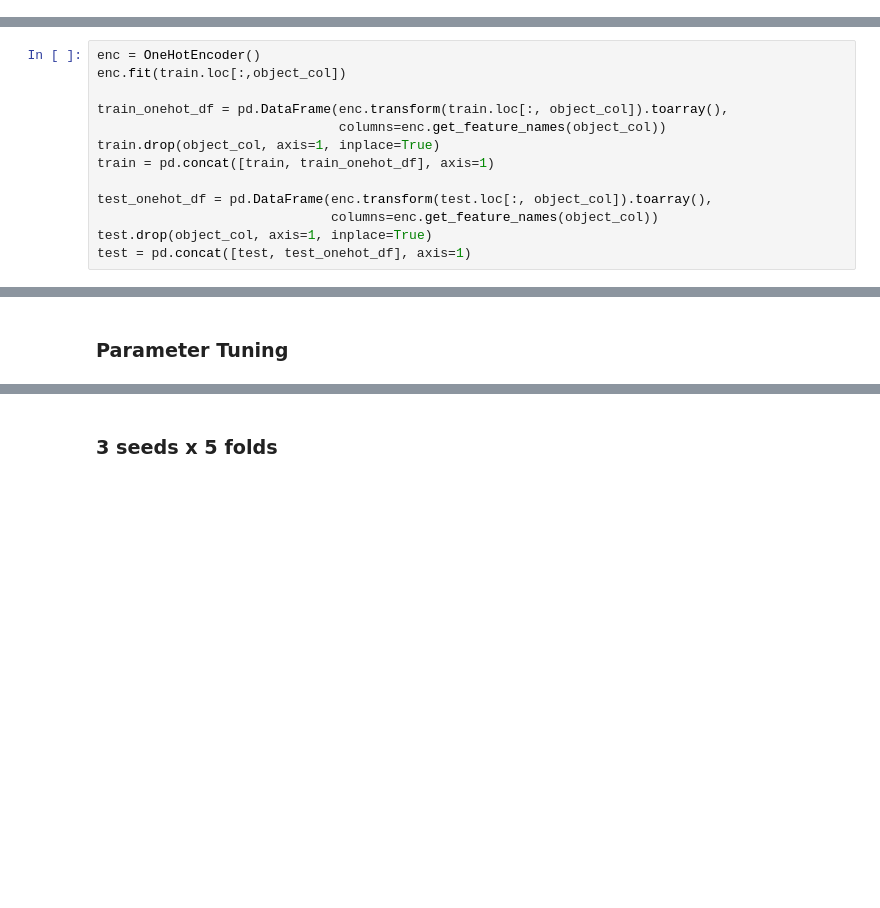
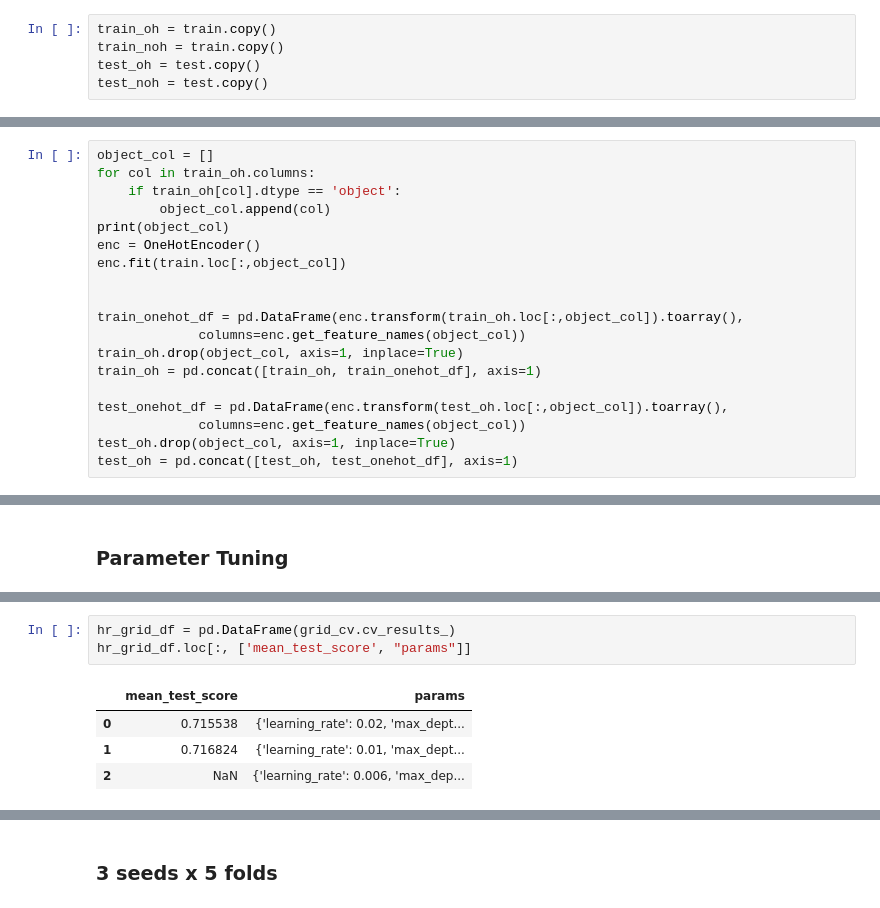
Before and after one commit to AIdward/predict-card-delay-users, a Jupyter notebook: 0513.ipynb, the cells around one changed output, grey strips where cells are left out. Cells and saved outputs as stored; diff of their text form; blank space fills up the shorter version.

```diff
--- a/0513.ipynb
+++ b/0513.ipynb
@@ -41,2 +111,7 @@ sample_submission = pd.read_csv('data/sample_submission.csv')
+# %%
+train_oh = train.copy()
+train_noh = train.copy()
+test_oh = test.copy()
+test_noh = test.copy()
 # %%
 object_col = []
@@ -46,13 +122,19 @@ for col in train.columns:
 # %%
+object_col = []
+for col in train_oh.columns:
+    if train_oh[col].dtype == 'object':
+        object_col.append(col)
+print(object_col)
 enc = OneHotEncoder()
 enc.fit(train.loc[:,object_col])
 
-train_onehot_df = pd.DataFrame(enc.transform(train.loc[:, object_col]).toarray(),
-                               columns=enc.get_feature_names(object_col))
-train.drop(object_col, axis=1, inplace=True)
-train = pd.concat([train, train_onehot_df], axis=1)
 
-test_onehot_df = pd.DataFrame(enc.transform(test.loc[:, object_col]).toarray(),
-                              columns=enc.get_feature_names(object_col))
-test.drop(object_col, axis=1, inplace=True)
-test = pd.concat([test, test_onehot_df], axis=1)
+train_onehot_df = pd.DataFrame(enc.transform(train_oh.loc[:,object_col]).toarray(),
+             columns=enc.get_feature_names(object_col))
+train_oh.drop(object_col, axis=1, inplace=True)
+train_oh = pd.concat([train_oh, train_onehot_df], axis=1)
+
+test_onehot_df = pd.DataFrame(enc.transform(test_oh.loc[:,object_col]).toarray(),
+             columns=enc.get_feature_names(object_col))
+test_oh.drop(object_col, axis=1, inplace=True)
+test_oh = pd.concat([test_oh, test_onehot_df], axis=1)
@@ -298,0 +332,8 @@ hr_grid_df.loc[:, ['mean_test_score', "params"]]
+# %%
+hr_grid_df = pd.DataFrame(grid_cv.cv_results_)
+hr_grid_df.loc[:, ['mean_test_score', "params"]]
+# %% [output]
+|  | mean_test_score | params |
+| 0 | 0.715538 | {'learning_rate': 0.02, 'max_dept... |
+| 1 | 0.716824 | {'learning_rate': 0.01, 'max_dept... |
+| 2 | NaN | {'learning_rate': 0.006, 'max_dep... |
```
Also changed, not shown: parts of 32 cells of this notebook.
